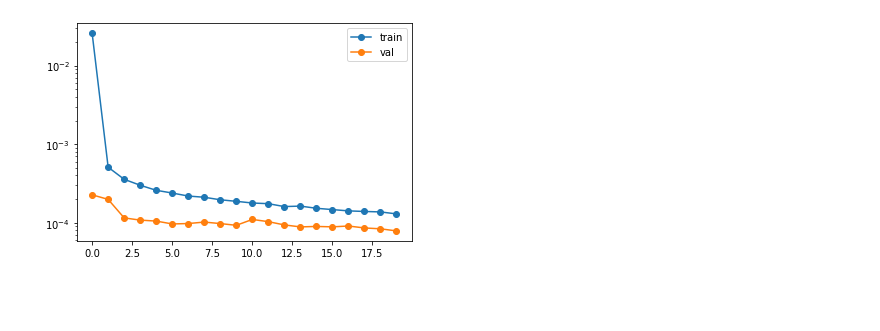
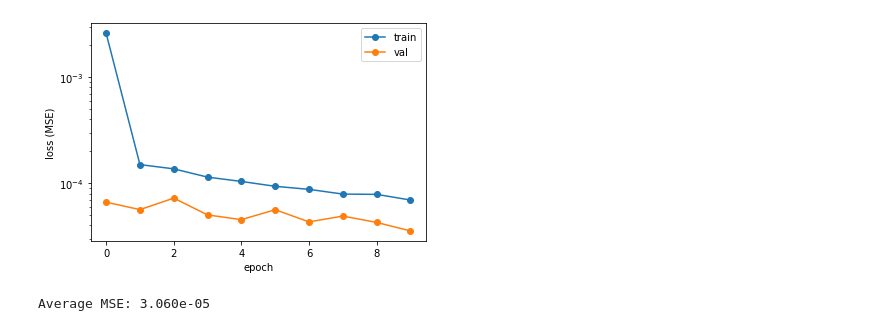
Before and after one commit to kevinddchen/ECE247, a Jupyter notebook: Kevin-RNN-Test.ipynb, the cells around one changed output. Saved outputs shown, nothing was run; the diff lists cells and outputs as text; code cells hidden in the pictures; blank space fills up the shorter version.

Commit message:
Add LSTM models training on just exchange rate

```diff
--- a/Kevin-RNN-Test.ipynb
+++ b/Kevin-RNN-Test.ipynb
@@ -150,0 +97,6 @@ X_test, y_test = next(G)
+# %%
+## split into training and testing sets
+data_train = data[:-1000, 0:1]
+data_test = data[-1000:, 0:1]
+print("Training:", data_train.shape)
+print("Testing:", data_test.shape)
@@ -188,11 +145,15 @@ Trainable params: 1,237
 Non-trainable params: 0
 _________________________________________________________________
+# %%
+## generate test data
+G = generate_batches(data_test, 100, learn_window, predict_window)
+X_test, y_test = next(G)
 # %%
-## train on one data point
-G = generate_batches(data_train, 1, history, forecast, seed=0)
+## train on one data point as test
+G = generate_batches(data_train, 1, learn_window, predict_window)
 X, y = next(G)
 
-model.fit(X, y, batch_size=1)
-model.evaluate(X, y, batch_size=1)
+model_1d.fit(X, y, batch_size=1)
+model_1d.evaluate(X, y, batch_size=1)
 # %% [output]
 Train on 1 samples
@@ -202,7 +163,7 @@ Train on 1 samples
 # %%
 ## train!
-G = generate_batches(data_train, 50, history, forecast, seed=0)
+G = generate_batches(data_train, batch_size, learn_window, predict_window, seed=0)
 
-model.fit(G, steps_per_epoch=300, epochs=20, validation_data=(X_val, y_val))
+model_1d.fit(G, steps_per_epoch=300, epochs=10, validation_data=(X_test, y_test))
 # %% [output]
 Train for 300 steps, validate on 100 samples
@@ -214,18 +187,31 @@ Epoch 3/20
 # %%
-train_loss = model.history.history['loss']
-val_loss = model.history.history['val_loss']
+train_loss = model_1d.history.history['loss']
+val_loss = model_1d.history.history['val_loss']
 
 plt.plot(train_loss, '-o', label='train')
 plt.plot(val_loss, '-o', label='val')
+plt.ylabel('loss (MSE)')
+plt.xlabel('epoch')
 plt.yscale('log')
 plt.legend()
 plt.show()
 # %% [output]
-[figure, old version]
+[figure, new version]
 # %%
-actual = np.arange(5)
-G = generate_batches(data_test, 20, history, actual, seed=123)
-X, y = next(G)
+## visualize predictions
+X_all = []
+y_all = []
 
-yhat = model.predict(X)
-ytarget = y[:, forecast]
+N, C = data_test.shape
+M = N - Lmax - Pmax - 1   ## ceiling for i
+
+for i in range(M):
+    X_all.append(data_test[i+learn_window, 0])
+    y_all.append(data_test[i+Lmax+1+predict_window, 0])
+
+X_all = np.array(X_all).reshape(M, L, 1)
+y_all = np.array(y_all)
+
+y_pred = model_1d.predict(X_all)
+# %% [output]
+Average MSE: 3.060e-05
```
Also changed, not shown: parts of 28 cells of this notebook, 2 other files.
